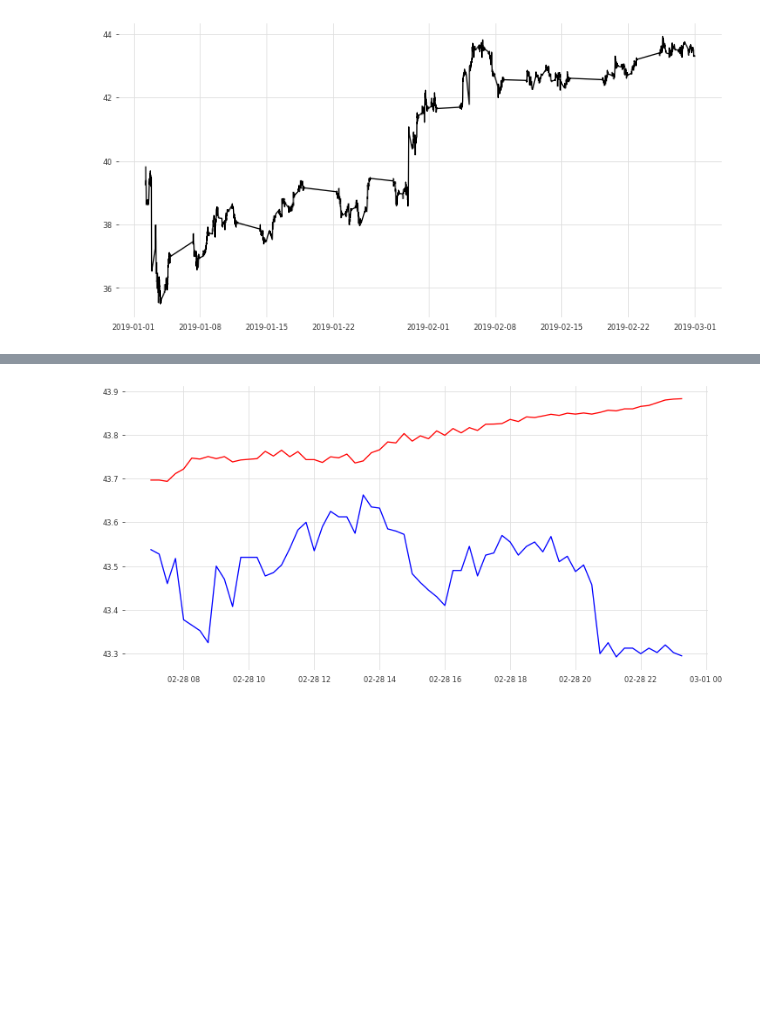
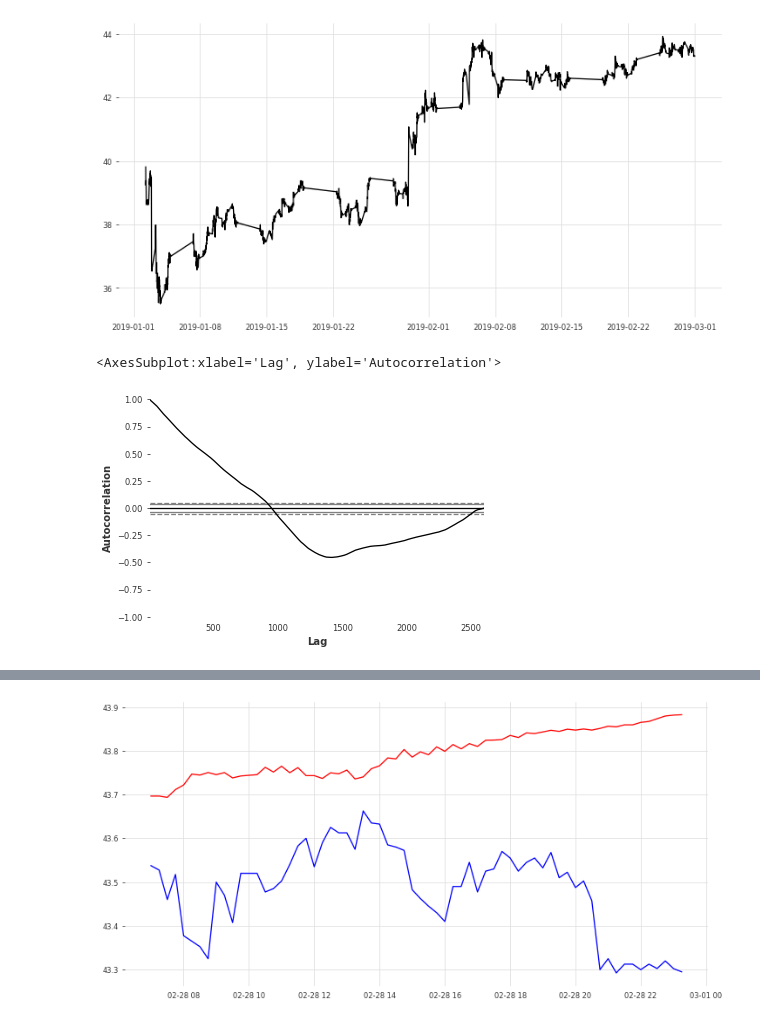
Before and after one commit to TheCopyNinjaDev/Stocks, a Jupyter notebook: notebooks/arima.ipynb, the cells around one changed output, grey strips where cells are left out. Cells and saved outputs as stored; diff of their text form; code cells hidden in the pictures; blank space fills up the shorter version.

```diff
--- a/notebooks/arima.ipynb
+++ b/notebooks/arima.ipynb
@@ -6,12 +6,11 @@ import matplotlib.pyplot as plt
 from darts import TimeSeries
 from darts.models import *
 # %%
-data = pd.read_csv("../data/data.csv", index_col=0)
-data['time'] = pd.to_datetime(data['time'])
-data.index = data['time']
+df = pd.read_csv("../data/data.csv", index_col=0, parse_dates=['time'], squeeze=True)
+df.index = df['time']
 
-data = data.drop('time', axis=1)
-data
+df = df.drop('time', axis=1)
+df
 # %% [output]
 |  | price |
 | time |  |
@@ -27,14 +26,18 @@ data
 | 2019-02-28 23:00:00+00:00 | 43.3025 |
 | 2019-02-28 23:15:00+00:00 | 43.2950 |
 2607 rows × 1 columns
-# %%
-df = pd.DataFrame(data)
 # %%
 fig, ax = plt.subplots(figsize=(12, 6))
 plt.plot(df)
 plt.show()
 # %% [output]
 [figure]
+# %%
+from pandas.plotting import autocorrelation_plot
+autocorrelation_plot(df)
+# %% [output]
+<AxesSubplot:xlabel='Lag', ylabel='Autocorrelation'>
+[figure, added]
 # %%
 test_size = 65
 train = df[:-test_size]
```
Also changed, not shown: parts of 3 cells of this notebook.
